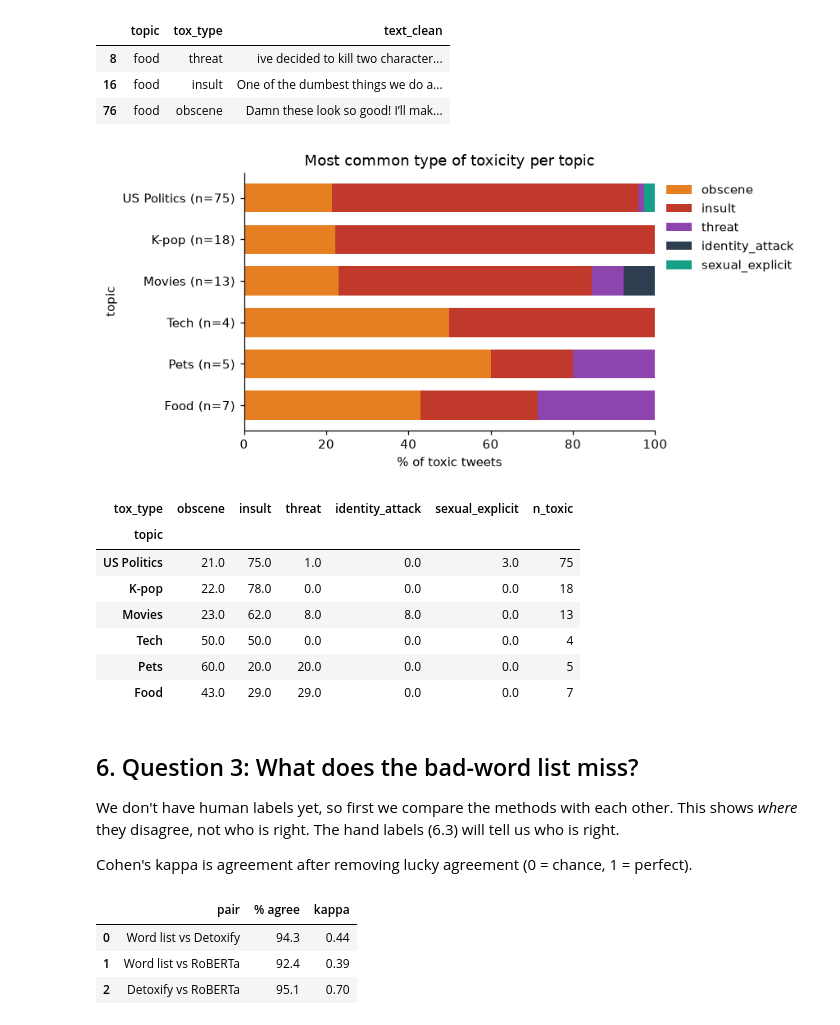
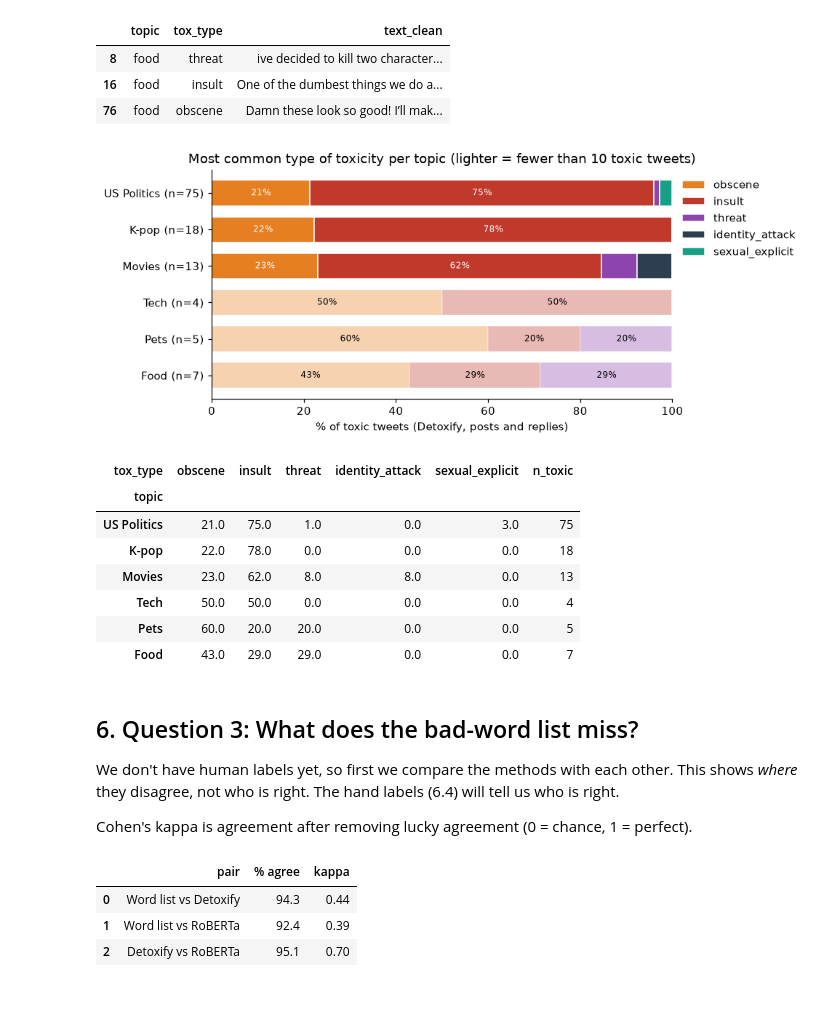
Before and after one commit to SuperSonicBoomEX/toxic-scrape, a Jupyter notebook: toxicity_analysis.ipynb, the cells around one changed output. Saved outputs shown, nothing was run; the diff lists cells and outputs as text; code cells hidden in the pictures; blank space fills up the shorter version.

```diff
--- a/toxicity_analysis.ipynb
+++ b/toxicity_analysis.ipynb
@@ -286,5 +299,5 @@ Quick check that the models aren't upside down: a clear insult should score high
 # %%
-for name, needle in [("insult", "YOU ARE THE DUMBEST"), ("kind", "RIP SWEET ANGEL")]:
+for name, needle in [("toxic example", "YOU ARE THE DUMBEST"), ("friendly example", "RIP SWEET ANGEL")]:
     r = scored[scored["text_clean"].str.contains(needle, case=False, regex=False)].iloc[0]
-    print(f"{name:6}: Detoxify {r['detox_toxicity']:.2f}, RoBERTa {r['roberta_offensive']:.2f}, bad words {r['bw_count']}")
+    print(f"{name:16}: Detoxify {r['detox_toxicity']:.2f}, RoBERTa {r['roberta_offensive']:.2f}, bad words {r['bw_count']}")
 # %% [output]
@@ -442,7 +595,0 @@ We used 0.5. Here we also try 0.3 and 0.7. If the order of the topics stays abou
-# %%
-rows = {}
-for t in [0.3, 0.5, 0.7]:
-    for kind in ["reply", "post"]:
-        g = scored[scored["type"] == kind]
-        rows[(kind, f">= {t}")] = (g["detox_toxicity"] >= t).groupby(g["topic"]).mean() * 100
-pd.DataFrame(rows).reindex(TOPIC_ORDER).rename(index=TOPIC_NAME).round(1)
@@ -557,21 +610,33 @@ tox[["topic", "tox_type", "text_clean"]].head(3)
 # %%
 types = pd.crosstab(tox["topic"], tox["tox_type"]).reindex(index=TOPIC_ORDER, columns=TYPE_COLS).fillna(0)
 n_toxic = types.sum(axis=1).astype(int)
 types_pct = types.div(n_toxic.replace(0, np.nan), axis=0) * 100
+TYPE_COLOR = dict(zip(TYPE_COLS, ["#e67e22", "#c0392b", "#8e44ad", "#2c3e50", "#16a085"]))
+SMALL = 10   # fewer toxic tweets than this = not reliable, drawn lighter
 
-ax = types_pct.rename(index=TOPIC_NAME).plot(kind="barh", stacked=True, figsize=(8, 3.8), width=0.7,
-                                             color=["#e67e22", "#c0392b", "#8e44ad", "#2c3e50", "#16a085"])
-ax.set_yticklabels([f"{TOPIC_NAME[t]} (n={n_toxic[t]})" for t in TOPIC_ORDER])
+fig, ax = plt.subplots(figsize=(9, 3.8))
+for y, t in enumerate(TOPIC_ORDER):
+    left, alpha = 0, 0.35 if n_toxic[t] < SMALL else 1.0
+    for c in TYPE_COLS:
+        v = types_pct.loc[t, c]
+        ax.barh(y, v, left=left, height=0.7, color=TYPE_COLOR[c], alpha=alpha, edgecolor="white",
+                label=c if y == 0 else None)
+        if v >= 12:
+            ax.text(left + v / 2, y, f"{v:.0f}%", ha="center", va="center", fontsize=8,
+                    color="white" if alpha == 1 else "black")
+        left += v
+ax.set_yticks(range(6), [f"{TOPIC_NAME[t]} (n={n_toxic[t]})" for t in TOPIC_ORDER])
 ax.invert_yaxis()
-ax.set_xlabel("% of toxic tweets")
-ax.set_title("Most common type of toxicity per topic")
+ax.set_xlim(0, 100)
+ax.set_xlabel("% of toxic tweets (Detoxify, posts and replies)")
+ax.set_title(f"Most common type of toxicity per topic (lighter = fewer than {SMALL} toxic tweets)")
 ax.legend(frameon=False, bbox_to_anchor=(1, 1), loc="upper left")
 plt.tight_layout()
 plt.savefig(FIG / "fig3_toxicity_types.png", bbox_inches="tight")
 plt.show()
 types_pct.round(0).assign(n_toxic=n_toxic).rename(index=TOPIC_NAME)
 # %% [output]
-[figure, old version]
+[figure, new version]
 | tox_type | obscene | insult | threat | identity_attack | sexual_explicit | n_toxic |
 | topic |  |  |  |  |  |  |
 | US Politics | 21.0 | 75.0 | 1.0 | 0.0 | 3.0 | 75 |
@@ -583,7 +648,7 @@ types_pct.round(0).assign(n_toxic=n_toxic).rename(index=TOPIC_NAME)
 # %% [markdown]
 ## 6. Question 3: What does the bad-word list miss?
 
-We don't have human labels yet, so first we compare the methods with each other. This shows *where* they disagree, not who is right. The hand labels (6.3) will tell us who is right.
+We don't have human labels yet, so first we compare the methods with each other. This shows *where* they disagree, not who is right. The hand labels (6.4) will tell us who is right.
 
 Cohen's kappa is agreement after removing lucky agreement (0 = chance, 1 = perfect).
 # %%
```
Also changed, not shown: parts of 31 cells of this notebook, 1 other file.
